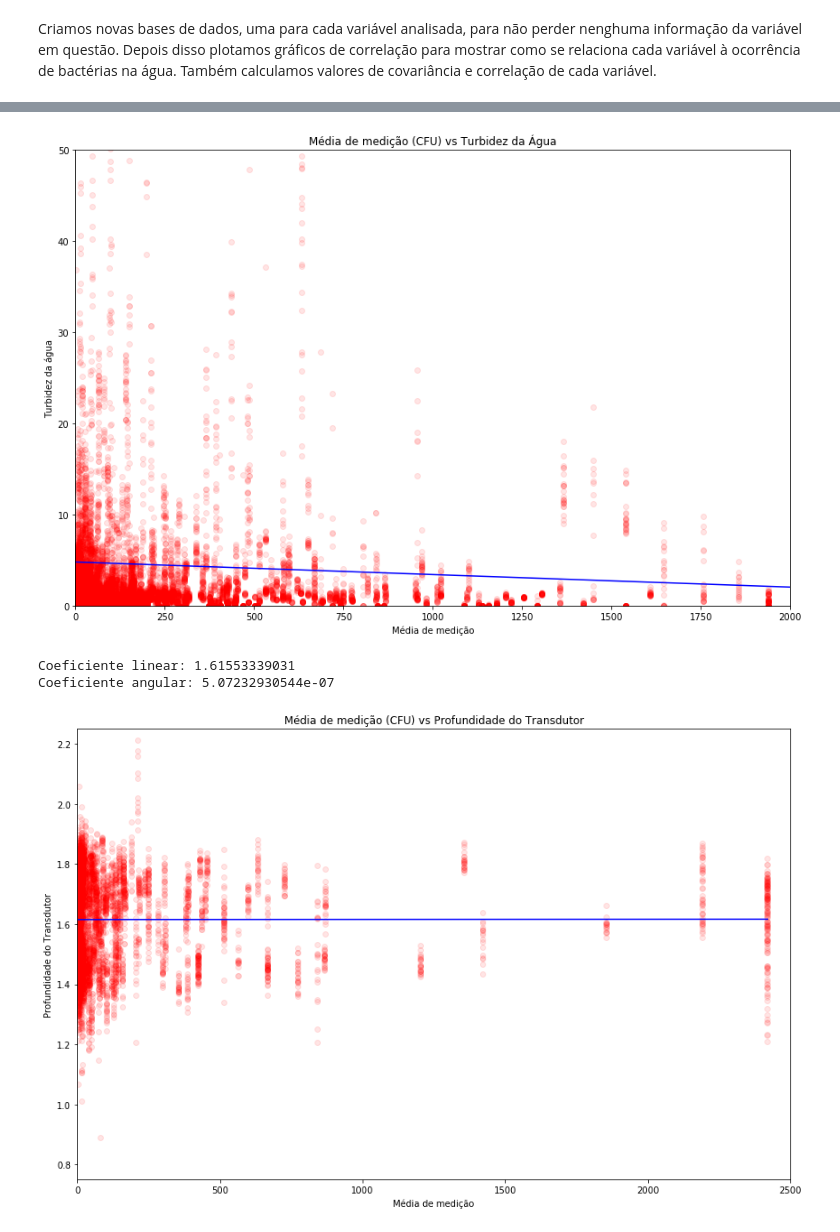
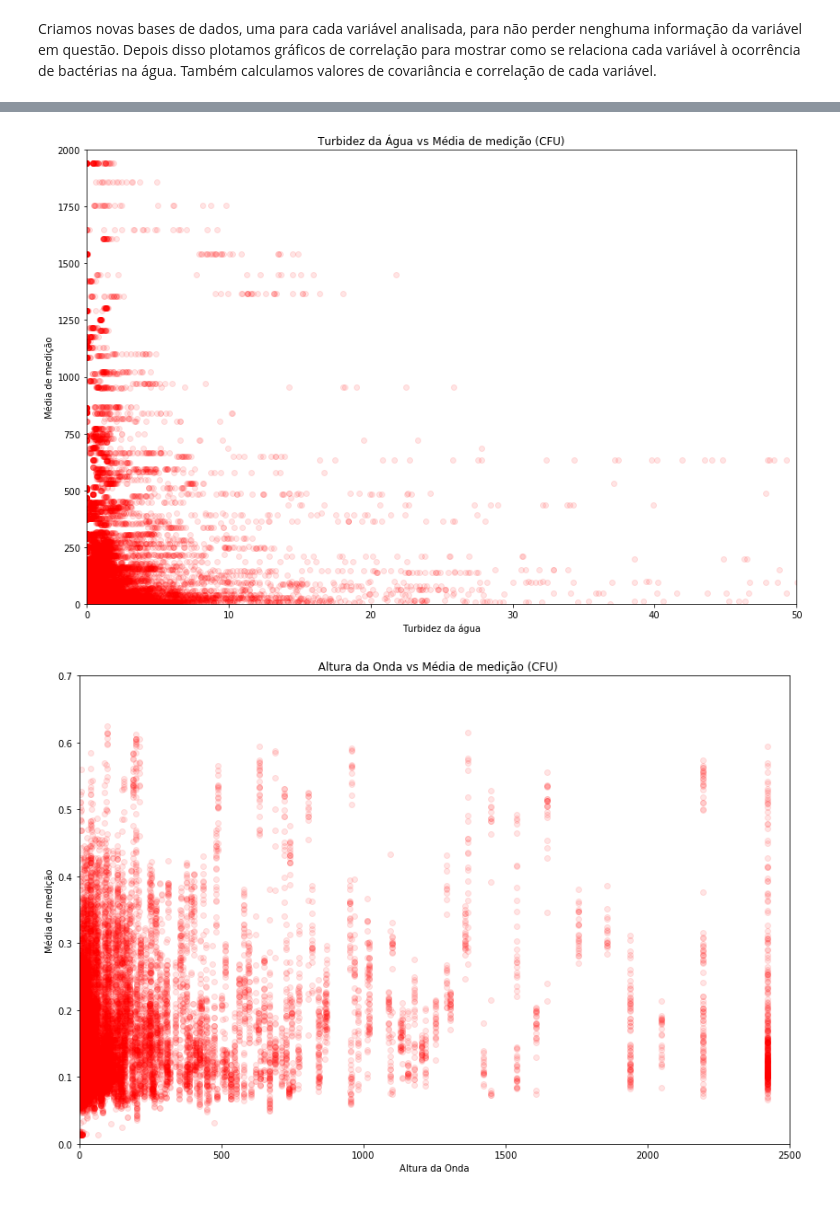
Before and after one commit to stephaniewm/Projeto_3, a Jupyter notebook: Projeto+3.ipynb, the cells around one changed output, grey strips where cells are left out. Drawn from its saved outputs; the diff is of its cells as text; code cells hidden in the pictures.

```diff
--- a/Projeto+3.ipynb
+++ b/Projeto+3.ipynb
@@ -161,39 +131,27 @@ Coeficiente angular: -0.00137499407935
 # %%
 fig = plt.figure(figsize=(12, 8))
-plt.scatter(Turbidez.ReadingMean, Turbidez.Turbidity, c='red', alpha=0.1)
-plt.title('Média de medição (CFU) vs Turbidez da Água')
-plt.xlabel('Média de medição')
-plt.ylabel('Turbidez da água')
+plt.scatter(Turbidez.Turbidity, Turbidez.ReadingMean,  c='red', alpha=0.1)
+plt.title('Turbidez da Água vs Média de medição (CFU)')
+plt.ylabel('Média de medição')
+plt.xlabel('Turbidez da água')
 
-plt.plot((Turbidez.ReadingMean.min(),Turbidez.ReadingMean.max()), (a*Turbidez.ReadingMean.min()+b, a*Turbidez.ReadingMean.max()+b), color='blue')
+
 
 plt.tight_layout()
-plt.axis([0,2000,0,50])
+plt.axis([0,50,0,2000])
 plt.show()
 # %% [output]
-[figure, old version]
+[figure, new version]
-# %%
-# Regressão entre ReadingMean e profundidade do Transdutor com ajuste linear
-
-a = Transdutor.ReadingMean.cov(Transdutor.TransducerDepth) / Transdutor.ReadingMean.var()
-b = Transdutor.TransducerDepth.mean() - a*Transdutor.ReadingMean.mean()
-
-print('Coeficiente linear:', b)
-print('Coeficiente angular:', a)
-# %% [output]
-Coeficiente linear: 1.61553339031
-Coeficiente angular: 5.07232930544e-07
 # %%
 fig = plt.figure(figsize=(12, 8))
-plt.scatter(Transdutor.ReadingMean, Transdutor.TransducerDepth, c='red', alpha=0.1)
-plt.title('Média de medição (CFU) vs Profundidade do Transdutor')
-plt.xlabel('Média de medição')
-plt.ylabel('Profundidade do Transdutor')
+plt.scatter(Altura_Onda.ReadingMean, Altura_Onda.WaveHeight, c='red', alpha=0.1)
+plt.title('  Altura da Onda vs Média de medição (CFU)')
+plt.ylabel('Média de medição')
+plt.xlabel('Altura da Onda')
 
-plt.plot((Transdutor.ReadingMean.min(),Transdutor.ReadingMean.max()), (a*Transdutor.ReadingMean.min()+b, a*Transdutor.ReadingMean.max()+b), color='blue')
 
 plt.tight_layout()
-plt.axis([0,2500,0.75,2.25])
+plt.axis([0,2500,0,0.7,])
 plt.show()
 # %% [output]
-[figure, old version]
+[figure, new version]
```
Also changed, not shown: parts of 15 cells of this notebook.
